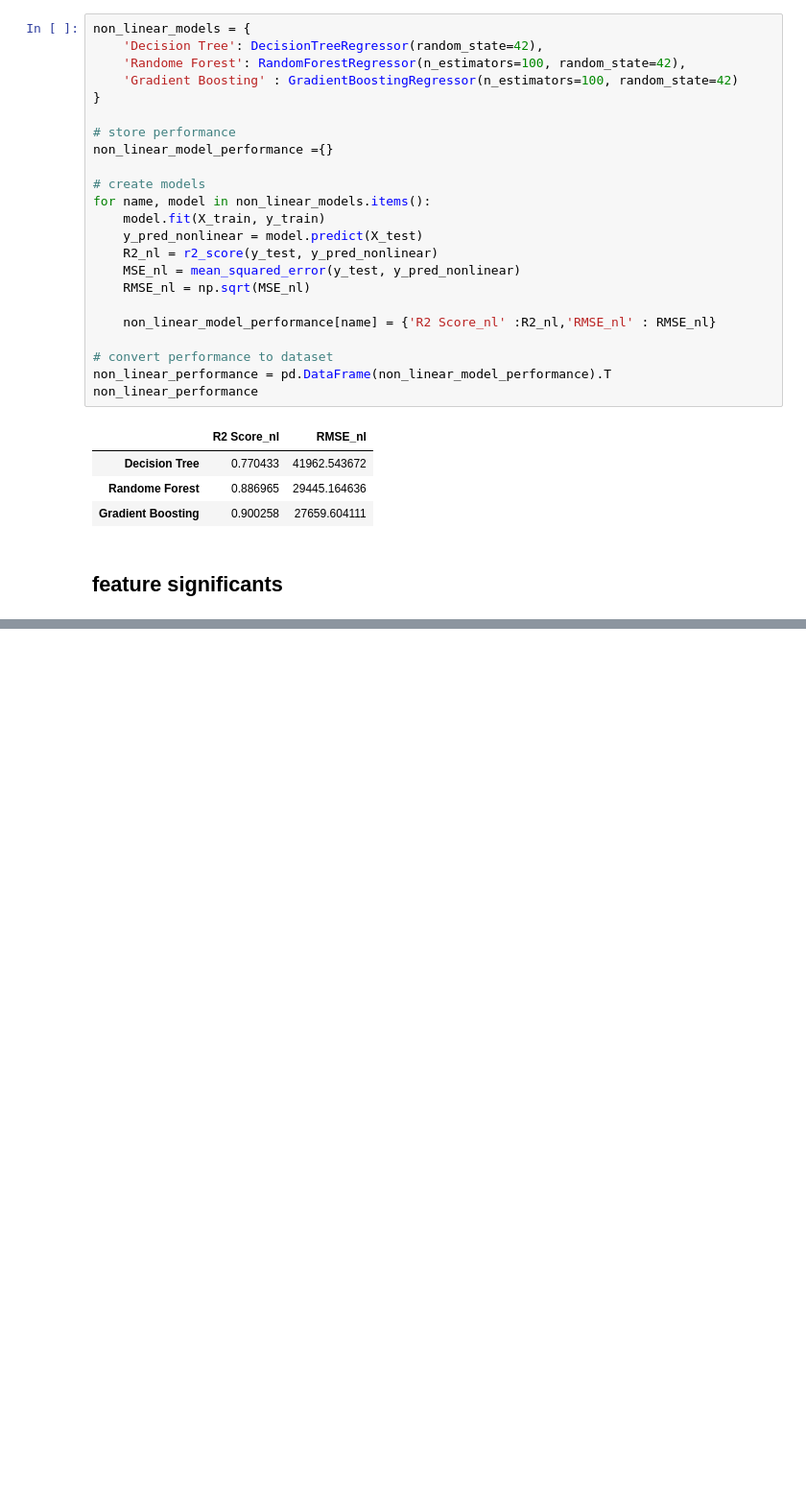
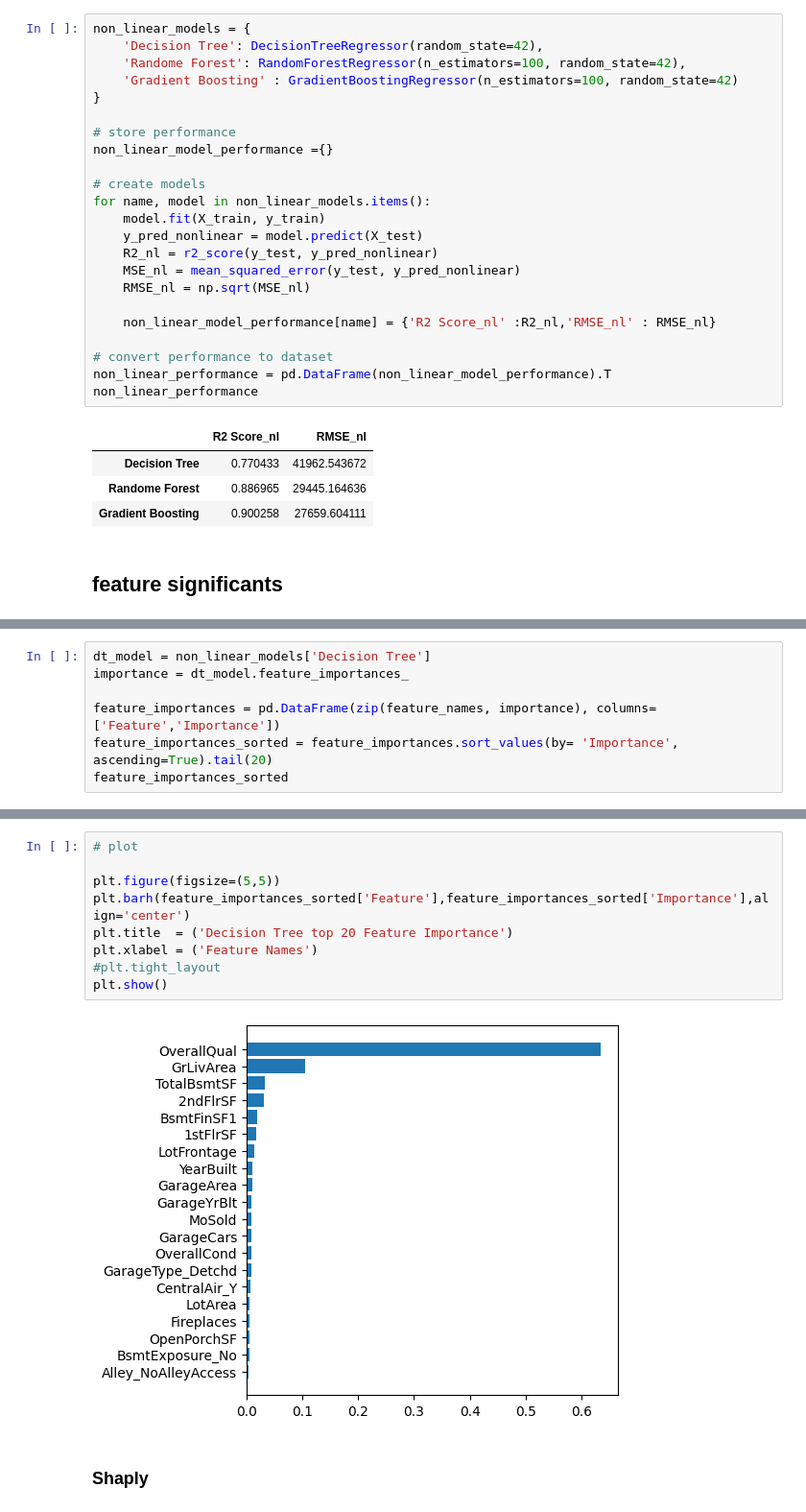
Before and after one commit to annwanginnt/Operation-Research, a Jupyter notebook: AIassignment2.ipynb, the cells around one changed output, grey strips where cells are left out. Shown at 96% size. Saved outputs shown, nothing was run; the diff lists cells and outputs as text; blank space fills up the shorter version.

```diff
--- a/AIassignment2.ipynb
+++ b/AIassignment2.ipynb
@@ -377,0 +380,7 @@ pip U
+# %%
+dt_model = non_linear_models['Decision Tree']
+importance = dt_model.feature_importances_
+
+feature_importances = pd.DataFrame(zip(feature_names, importance), columns=['Feature','Importance'])
+feature_importances_sorted = feature_importances.sort_values(by= 'Importance', ascending=True).tail(20)
+feature_importances_sorted
@@ -377,0 +405,13 @@ pip U
+# %%
+# plot
+
+plt.figure(figsize=(5,5))
+plt.barh(feature_importances_sorted['Feature'],feature_importances_sorted['Importance'],align='center')
+plt.title  = ('Decision Tree top 20 Feature Importance')
+plt.xlabel = ('Feature Names')
+#plt.tight_layout
+plt.show()
+# %% [output]
+[figure, added]
+# %% [markdown]
+### Shaply
```
Also changed, not shown: parts of 12 cells of this notebook.
